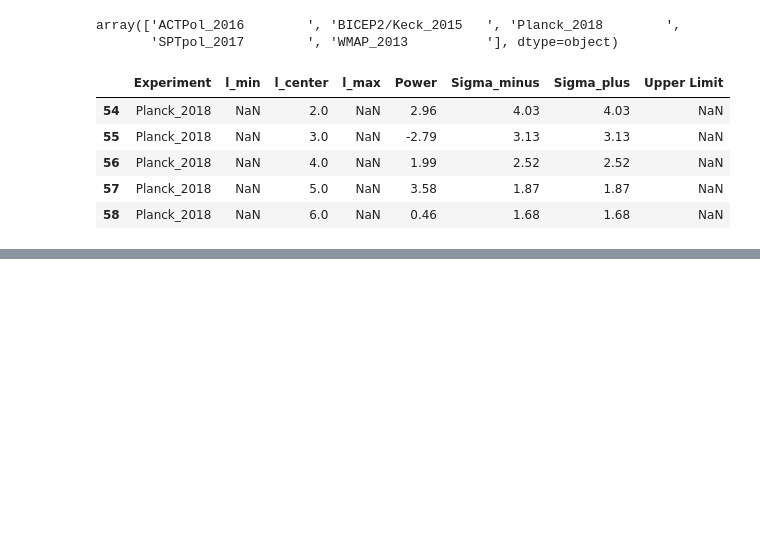
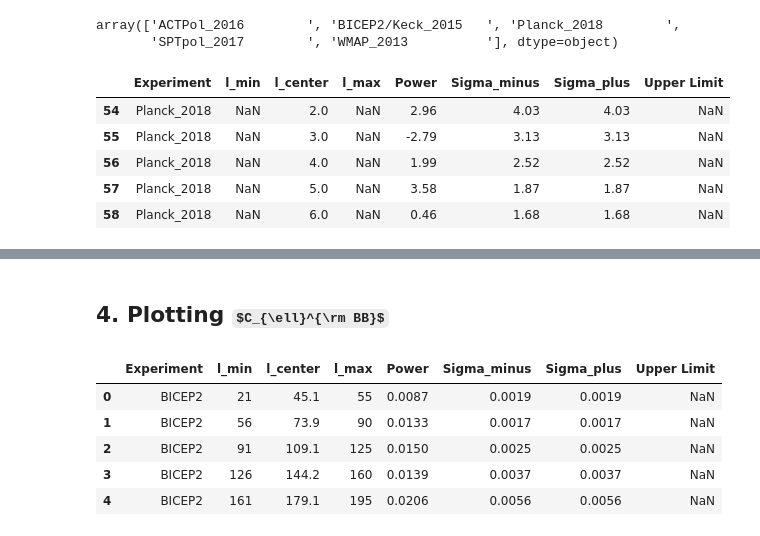
Before and after one commit to LBJ-Wade/RandomCosmo_CMB_BAO_SNe_Ia, a Jupyter notebook: CMB/CMBplots.ipynb, the cells around one changed output, grey strips where cells are left out. Saved outputs shown, nothing was run; the diff lists cells and outputs as text; code cells hidden in the pictures; some formulas as TeX source; blank space fills up the shorter version.

```diff
--- a/CMB/CMBplots.ipynb
+++ b/CMB/CMBplots.ipynb
@@ -337,0 +405,12 @@ cl_TE_planck_m = TE_planck['Sigma_minus '].values
+# %% [markdown]
+## 4. Plotting $C_{\ell}^{\rm BB}$
+# %%
+BB = pd.read_csv('observed_Bmode.dat', skipinitialspace=True)
+BB.head()
+# %% [output]
+|  | Experiment | l_min | l_center | l_max | Power | Sigma_minus | Sigma_plus | Upper Limit |
+| 0 | BICEP2 | 21 | 45.1 | 55 | 0.0087 | 0.0019 | 0.0019 | NaN |
+| 1 | BICEP2 | 56 | 73.9 | 90 | 0.0133 | 0.0017 | 0.0017 | NaN |
+| 2 | BICEP2 | 91 | 109.1 | 125 | 0.0150 | 0.0025 | 0.0025 | NaN |
+| 3 | BICEP2 | 126 | 144.2 | 160 | 0.0139 | 0.0037 | 0.0037 | NaN |
+| 4 | BICEP2 | 161 | 179.1 | 195 | 0.0206 | 0.0056 | 0.0056 | NaN |
```
Also changed, not shown: parts of 8 cells of this notebook, 2 other files.
